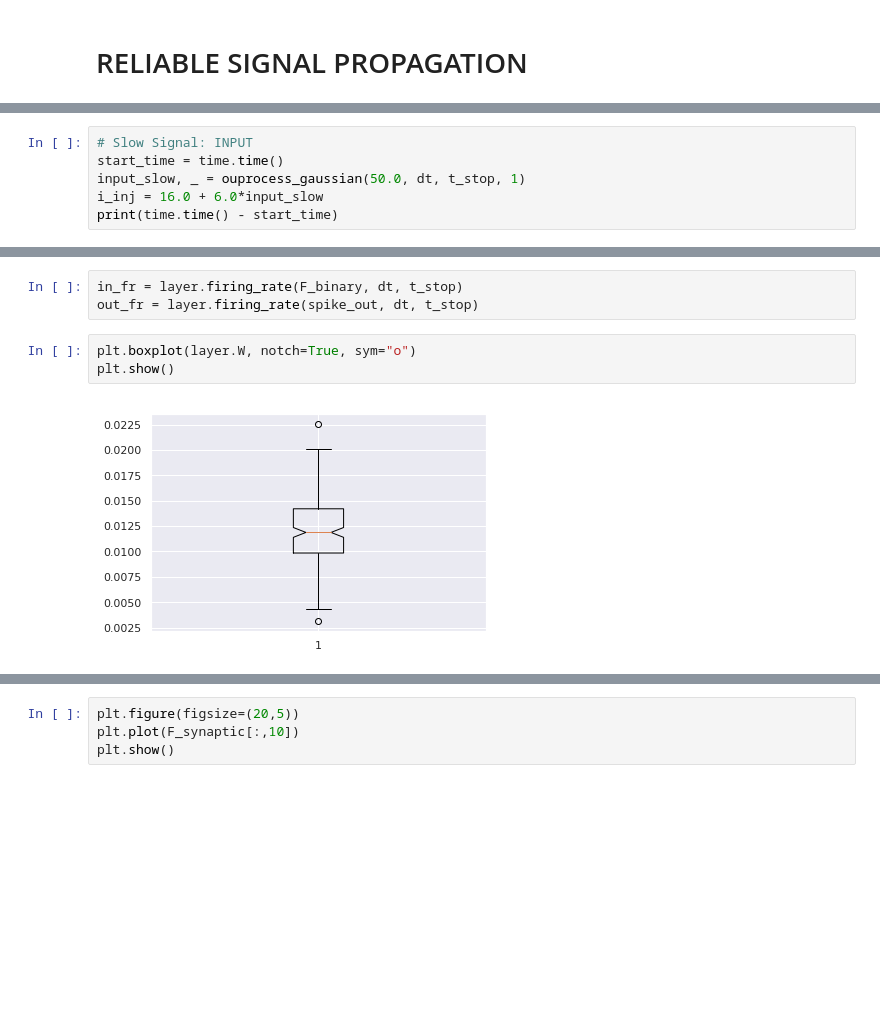
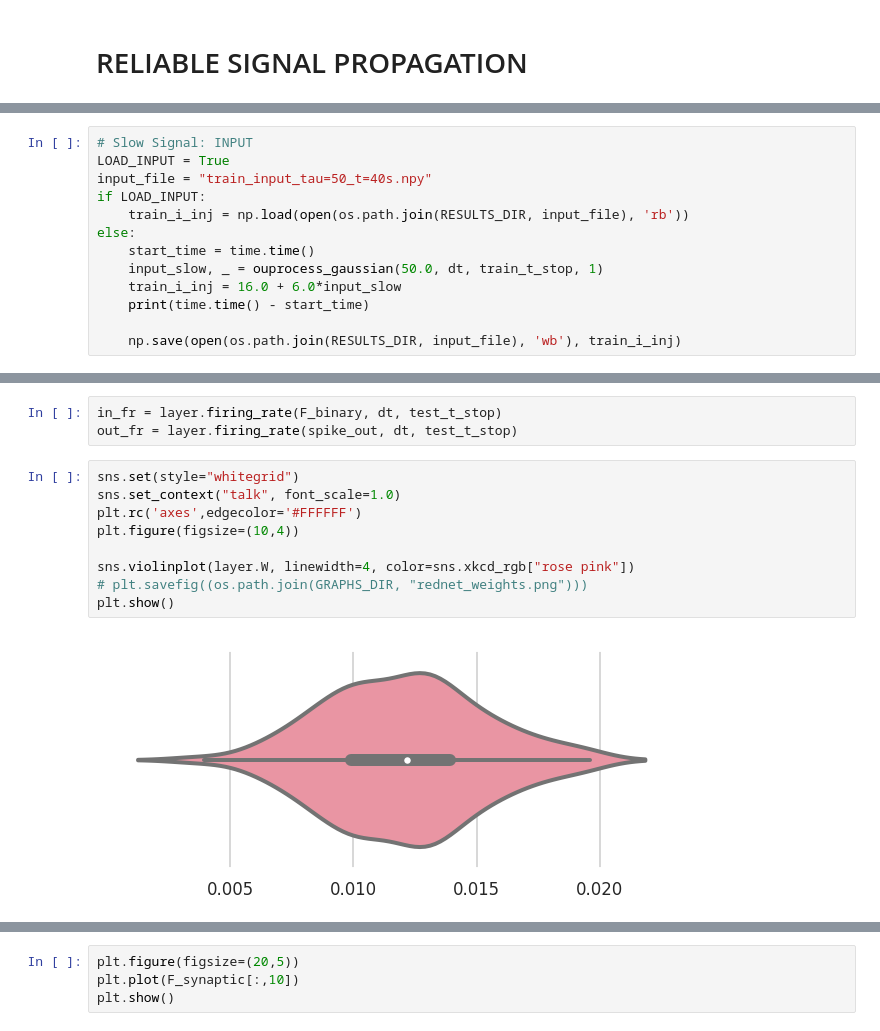
Before and after one commit to nsbspl/async-spike-propagation, a Jupyter notebook: main.ipynb, the cells around one changed output, grey strips where cells are left out. Cells and saved outputs as stored; diff of their text form; blank space fills up the shorter version.

```diff
--- a/main.ipynb
+++ b/main.ipynb
@@ -56,6 +50,13 @@ plt.show()
 # %%
 # Slow Signal: INPUT
-start_time = time.time()
-input_slow, _ = ouprocess_gaussian(50.0, dt, t_stop, 1)
-i_inj = 16.0 + 6.0*input_slow
-print(time.time() - start_time)
+LOAD_INPUT = True
+input_file = "train_input_tau=50_t=40s.npy"
+if LOAD_INPUT:
+    train_i_inj = np.load(open(os.path.join(RESULTS_DIR, input_file), 'rb'))
+else:
+    start_time = time.time()
+    input_slow, _ = ouprocess_gaussian(50.0, dt, train_t_stop, 1)
+    train_i_inj = 16.0 + 6.0*input_slow
+    print(time.time() - start_time)
+
+    np.save(open(os.path.join(RESULTS_DIR, input_file), 'wb'), train_i_inj)
@@ -84,11 +93,17 @@ print(time.time() - start_time)
 # %%
-in_fr = layer.firing_rate(F_binary, dt, t_stop)
-out_fr = layer.firing_rate(spike_out, dt, t_stop)
+in_fr = layer.firing_rate(F_binary, dt, test_t_stop)
+out_fr = layer.firing_rate(spike_out, dt, test_t_stop)
-# %%
-plt.boxplot(layer.W, notch=True, sym="o")
-plt.show()
-# %% [output]
-[figure, removed]
+# %%
+sns.set(style="whitegrid")
+sns.set_context("talk", font_scale=1.0)
+plt.rc('axes',edgecolor='#FFFFFF')
+plt.figure(figsize=(10,4))
+
+sns.violinplot(layer.W, linewidth=4, color=sns.xkcd_rgb["rose pink"])
+# plt.savefig((os.path.join(GRAPHS_DIR, "rednet_weights.png")))
+plt.show()
+# %% [output]
+[figure, added]
 # %%
 trial = 10
 t_i = 0
```
Also changed, not shown: parts of 48 cells of this notebook, 4 other files.
